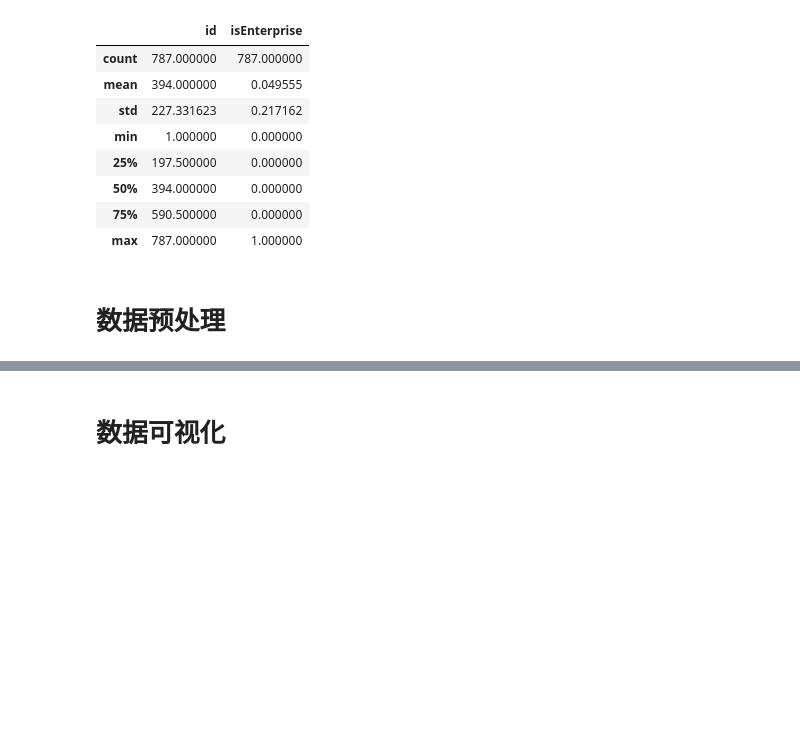
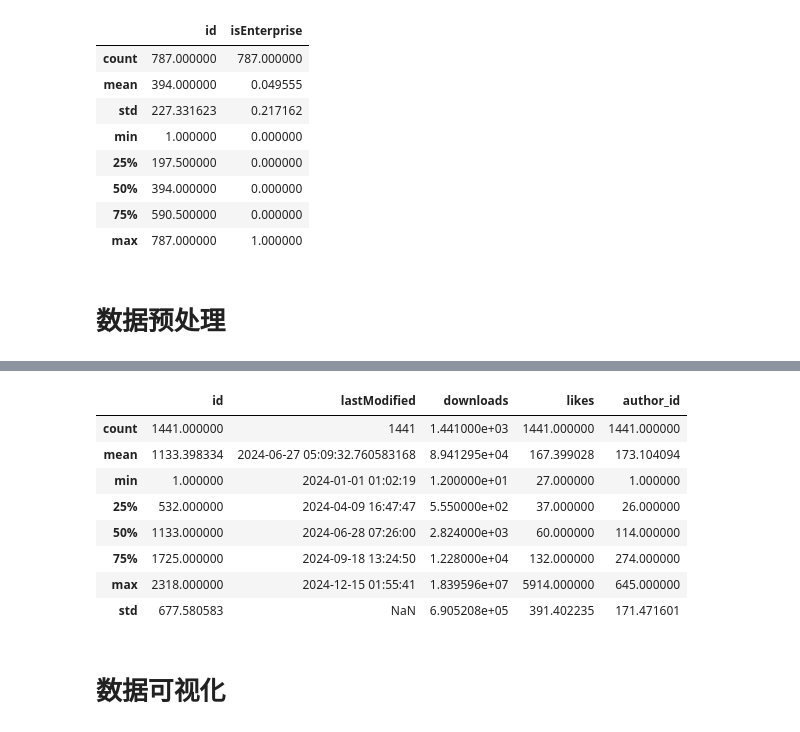
Before and after one commit to yansirgood/DL-course-labs, a Jupyter notebook: LLM-overview/report.ipynb, the cells around one changed output, grey strips where cells are left out. Drawn from its saved outputs; the diff is of its cells as text; code cells hidden in the pictures; blank space fills up the shorter version.

```diff
--- a/LLM-overview/report.ipynb
+++ b/LLM-overview/report.ipynb
@@ -320,3 +359,18 @@ high_quality_models.head()
+# %%
+time_threshold = '2024-01-01 00:00:00'  # this year
+high_quality_models_24_after, high_quality_models_24_before = split_models_by_time(
+    high_quality_models, time_threshold)
+high_quality_models_24_after.describe()
+# %% [output]
+|  | id | lastModified | downloads | likes | author_id |
+| count | 1441.000000 | 1441 | 1.441000e+03 | 1441.000000 | 1441.000000 |
+| mean | 1133.398334 | 2024-06-27 05:09:32.760583168 | 8.941295e+04 | 167.399028 | 173.104094 |
+| min | 1.000000 | 2024-01-01 01:02:19 | 1.200000e+01 | 27.000000 | 1.000000 |
+| 25% | 532.000000 | 2024-04-09 16:47:47 | 5.550000e+02 | 37.000000 | 26.000000 |
+| 50% | 1133.000000 | 2024-06-28 07:26:00 | 2.824000e+03 | 60.000000 | 114.000000 |
+| 75% | 1725.000000 | 2024-09-18 13:24:50 | 1.228000e+04 | 132.000000 | 274.000000 |
+| max | 2318.000000 | 2024-12-15 01:55:41 | 1.839596e+07 | 5914.000000 | 645.000000 |
+| std | 677.580583 | NaN | 6.905208e+05 | 391.402235 | 171.471601 |
 # %% [markdown]
 # 数据可视化
 # %% [markdown]
```
Also changed, not shown: parts of 17 cells of this notebook.
